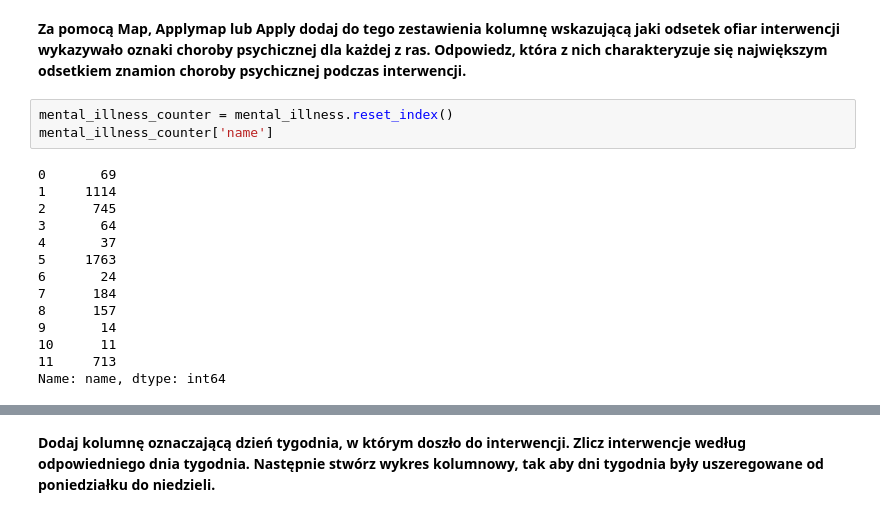
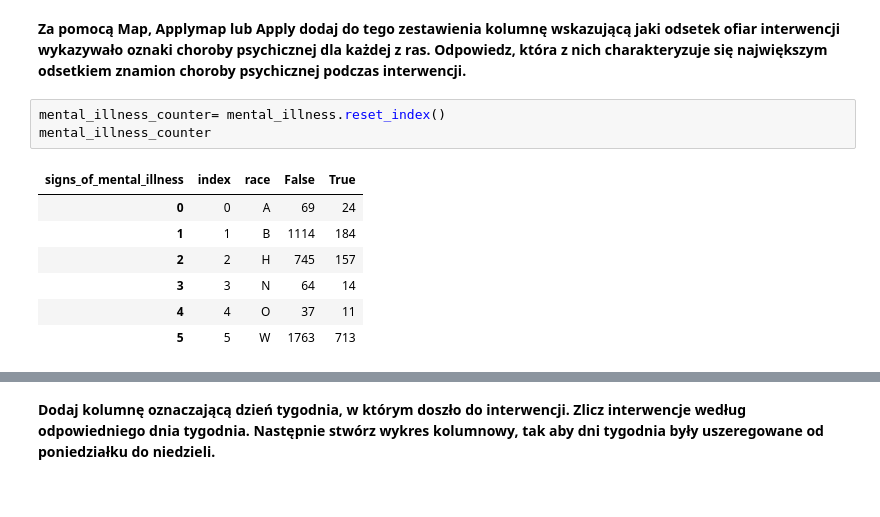
Before and after one commit to MarcinAn/Przestepczosc, a Jupyter notebook: Przestepczosc.ipynb, the cells around one changed output, grey strips where cells are left out. Saved outputs shown, nothing was run; the diff lists cells and outputs as text.

```diff
--- a/Przestepczosc.ipynb
+++ b/Przestepczosc.ipynb
@@ -37,21 +31,15 @@ mental_illness
 # %% [markdown]
 **Za pomocą Map, Applymap lub Apply dodaj do tego zestawienia kolumnę wskazującą jaki odsetek ofiar interwencji wykazywało oznaki choroby psychicznej dla każdej z ras. Odpowiedz, która z nich charakteryzuje się największym odsetkiem znamion choroby psychicznej podczas interwencji.**
 # %%
-mental_illness_counter = mental_illness.reset_index()
-mental_illness_counter['name']
+mental_illness_counter= mental_illness.reset_index()
+mental_illness_counter
 # %% [output]
-0       69
-1     1114
-2      745
-3       64
-4       37
-5     1763
-6       24
-7      184
-8      157
-9       14
-10      11
-11     713
-Name: name, dtype: int64
+| signs_of_mental_illness | index | race | False | True |
+| 0 | 0 | A | 69 | 24 |
+| 1 | 1 | B | 1114 | 184 |
+| 2 | 2 | H | 745 | 157 |
+| 3 | 3 | N | 64 | 14 |
+| 4 | 4 | O | 37 | 11 |
+| 5 | 5 | W | 1763 | 713 |
 # %%
 def mental_illnes_intervention(row):
```
Also changed, not shown: parts of 5 cells of this notebook.
